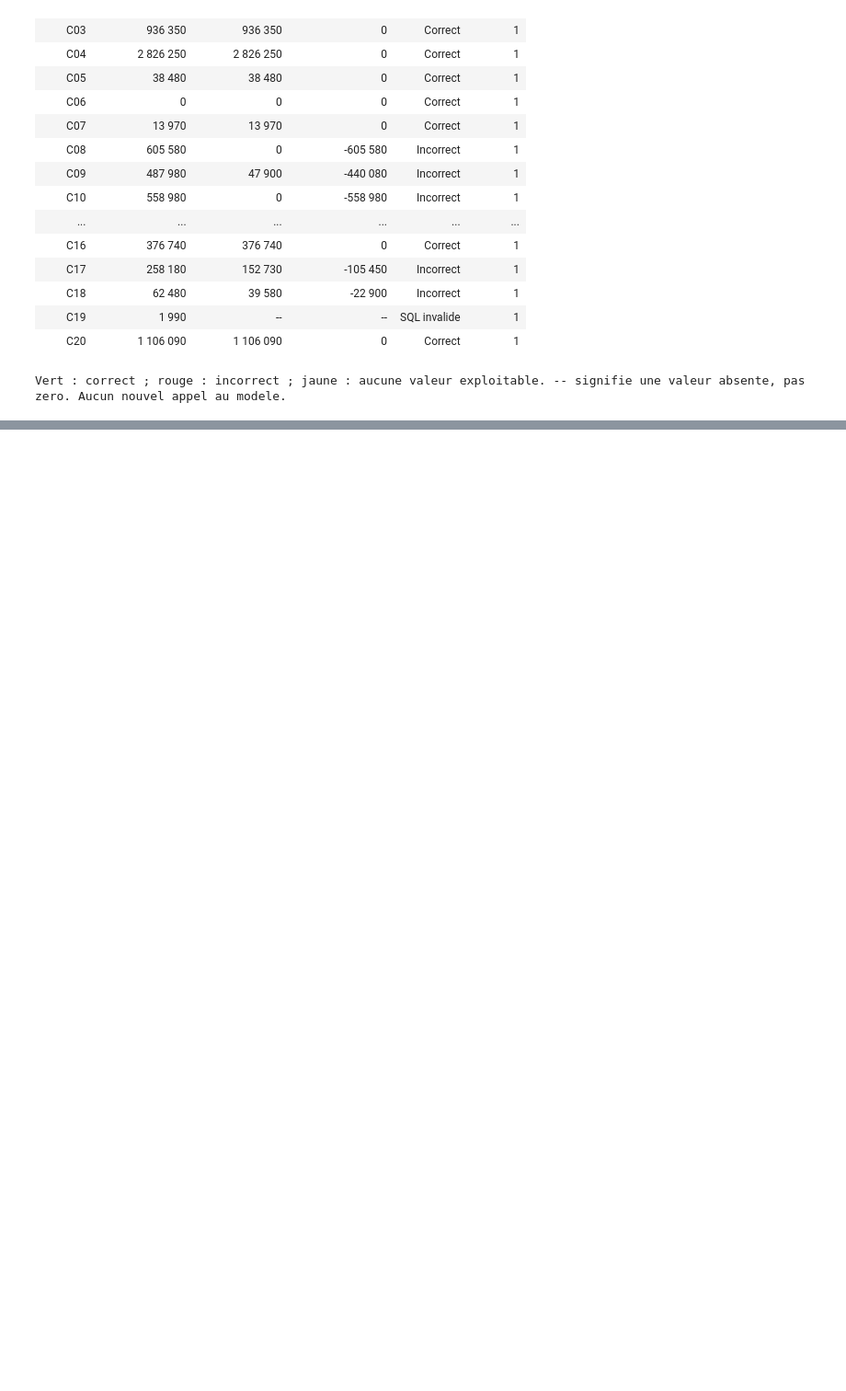
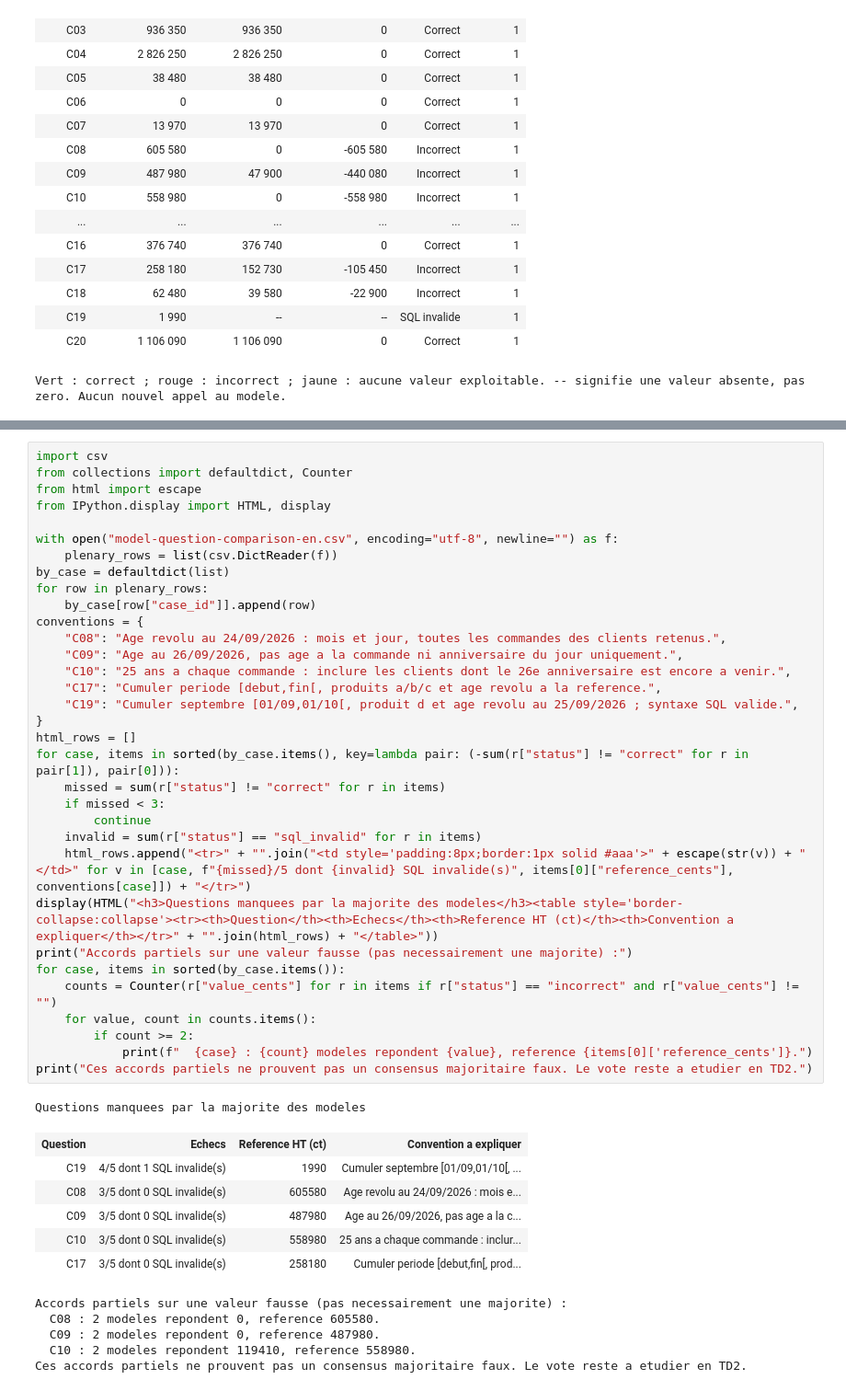
Before and after one commit to gaetanflandin/NextGenIA_DIA6_GR2, a Jupyter notebook: comparaison.ipynb, the cells around one changed output, grey strips where cells are left out. Shown at 92% size. Saved outputs shown, nothing was run; the diff lists cells and outputs as text; blank space fills up the shorter version.

```diff
--- a/comparaison.ipynb
+++ b/comparaison.ipynb
@@ -175,0 +348,46 @@ Vert : correct ; rouge : incorrect ; jaune : aucune valeur exploitable. -- signi
+# %%
+import csv
+from collections import defaultdict, Counter
+from html import escape
+from IPython.display import HTML, display
+
+with open("model-question-comparison-en.csv", encoding="utf-8", newline="") as f:
+    plenary_rows = list(csv.DictReader(f))
+by_case = defaultdict(list)
+for row in plenary_rows:
+    by_case[row["case_id"]].append(row)
+conventions = {
+    "C08": "Age revolu au 24/09/2026 : mois et jour, toutes les commandes des clients retenus.",
+    "C09": "Age au 26/09/2026, pas age a la commande ni anniversaire du jour uniquement.",
+    "C10": "25 ans a chaque commande : inclure les clients dont le 26e anniversaire est encore a venir.",
+    "C17": "Cumuler periode [debut,fin[, produits a/b/c et age revolu a la reference.",
+    "C19": "Cumuler septembre [01/09,01/10[, produit d et age revolu au 25/09/2026 ; syntaxe SQL valide.",
+}
+html_rows = []
+for case, items in sorted(by_case.items(), key=lambda pair: (-sum(r["status"] != "correct" for r in pair[1]), pair[0])):
+    missed = sum(r["status"] != "correct" for r in items)
+    if missed < 3:
+        continue
+    invalid = sum(r["status"] == "sql_invalid" for r in items)
+    html_rows.append("<tr>" + "".join("<td style='padding:8px;border:1px solid #aaa'>" + escape(str(v)) + "</td>" for v in [case, f"{missed}/5 dont {invalid} SQL invalide(s)", items[0]["reference_cents"], conventions[case]]) + "</tr>")
+display(HTML("<h3>Questions manquees par la majorite des modeles</h3><table style='border-collapse:collapse'><tr><th>Question</th><th>Echecs</th><th>Reference HT (ct)</th><th>Convention a expliquer</th></tr>" + "".join(html_rows) + "</table>"))
+print("Accords partiels sur une valeur fausse (pas necessairement une majorite) :")
+for case, items in sorted(by_case.items()):
+    counts = Counter(r["value_cents"] for r in items if r["status"] == "incorrect" and r["value_cents"] != "")
+    for value, count in counts.items():
+        if count >= 2:
+            print(f"  {case} : {count} modeles repondent {value}, reference {items[0]['reference_cents']}.")
+print("Ces accords partiels ne prouvent pas un consensus majoritaire faux. Le vote reste a etudier en TD2.")
+# %% [output]
+Questions manquees par la majorite des modeles
+| Question | Echecs | Reference HT (ct) | Convention a expliquer |
+| C19 | 4/5 dont 1 SQL invalide(s) | 1990 | Cumuler septembre [01/09,01/10[, ... |
+| C08 | 3/5 dont 0 SQL invalide(s) | 605580 | Age revolu au 24/09/2026 : mois e... |
+| C09 | 3/5 dont 0 SQL invalide(s) | 487980 | Age au 26/09/2026, pas age a la c... |
+| C10 | 3/5 dont 0 SQL invalide(s) | 558980 | 25 ans a chaque commande : inclur... |
+| C17 | 3/5 dont 0 SQL invalide(s) | 258180 | Cumuler periode [debut,fin[, prod... |
+Accords partiels sur une valeur fausse (pas necessairement une majorite) :
+  C08 : 2 modeles repondent 0, reference 605580.
+  C09 : 2 modeles repondent 0, reference 487980.
+  C10 : 2 modeles repondent 119410, reference 558980.
+Ces accords partiels ne prouvent pas un consensus majoritaire faux. Le vote reste a etudier en TD2.
```
Also changed, not shown: parts of 4 cells of this notebook, 4 other files.
